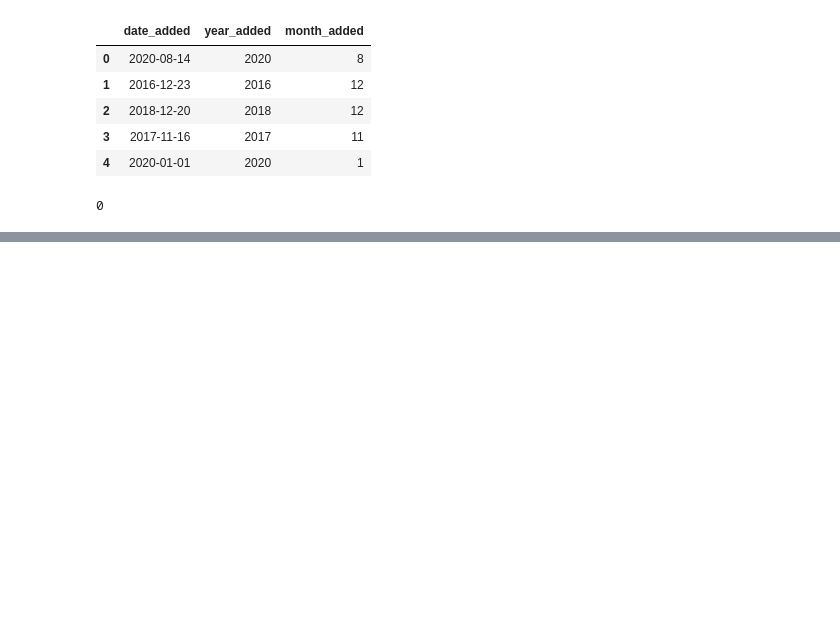
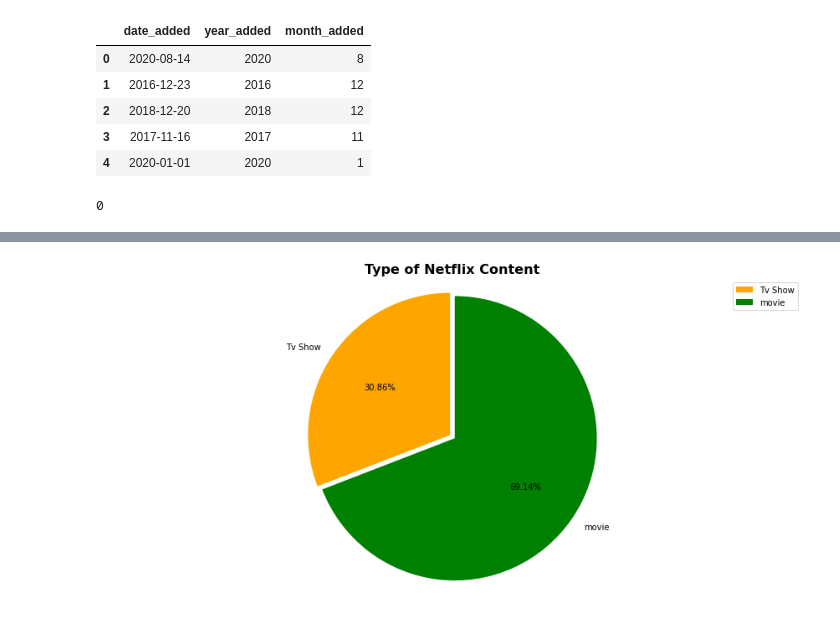
Before and after one commit to saqquib/Netflix-Movies-and-TV-Shows-Clustering, a Jupyter notebook: NETFLIX_MOVIES_AND_TV_SHOWS_CLUSTERING.ipynb, the cells around one changed output, grey strips where cells are left out. Drawn from its saved outputs; the diff is of its cells as text; code cells hidden in the pictures; blank space fills up the shorter version.

```diff
--- a/NETFLIX_MOVIES_AND_TV_SHOWS_CLUSTERING.ipynb
+++ b/NETFLIX_MOVIES_AND_TV_SHOWS_CLUSTERING.ipynb
@@ -332,0 +359,13 @@ len (netflix_data[netflix_data.duplicated()])
+# %%
+# ploting for pie chart on type feature
+
+plt.figure(figsize =(15,7))
+labels = ['Tv Show', 'movie']
+plt.pie(netflix_data['type'].value_counts().sort_values(),labels=labels, explode =[0.02,0.02],
+        autopct='%1.2f%%', colors=['orange','green'],startangle = 90)
+plt.title('Type of Netflix Content',size='16',fontweight="bold")
+plt.axis('equal', fontsize = 12)
+plt.legend()
+plt.show()
+# %% [output]
+[figure, added]
```
Also changed, not shown: parts of 27 cells of this notebook.
